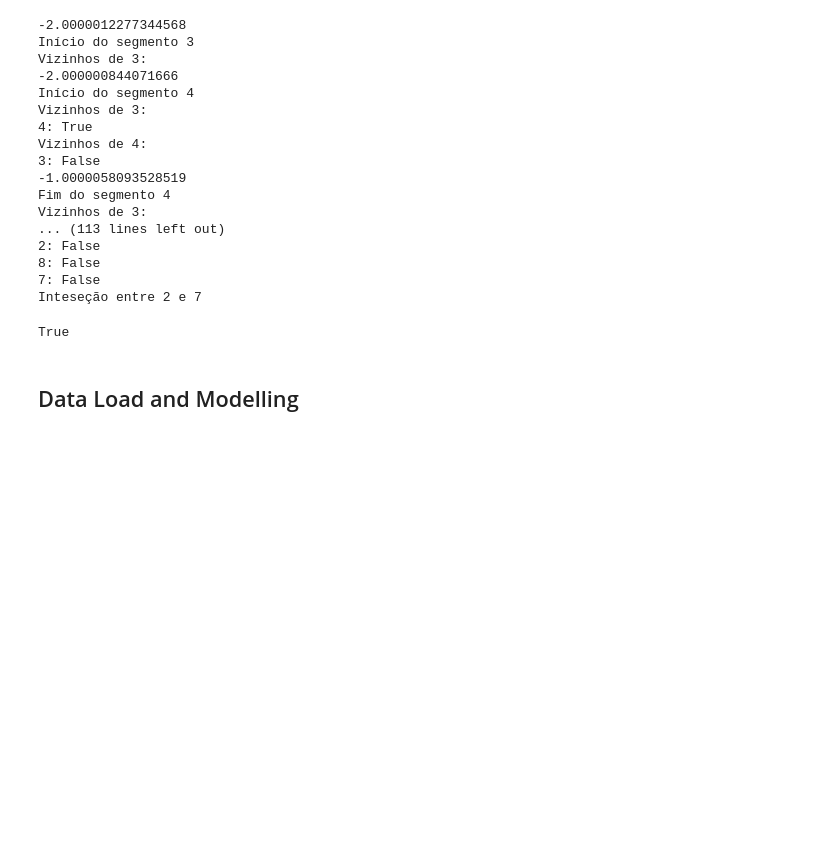
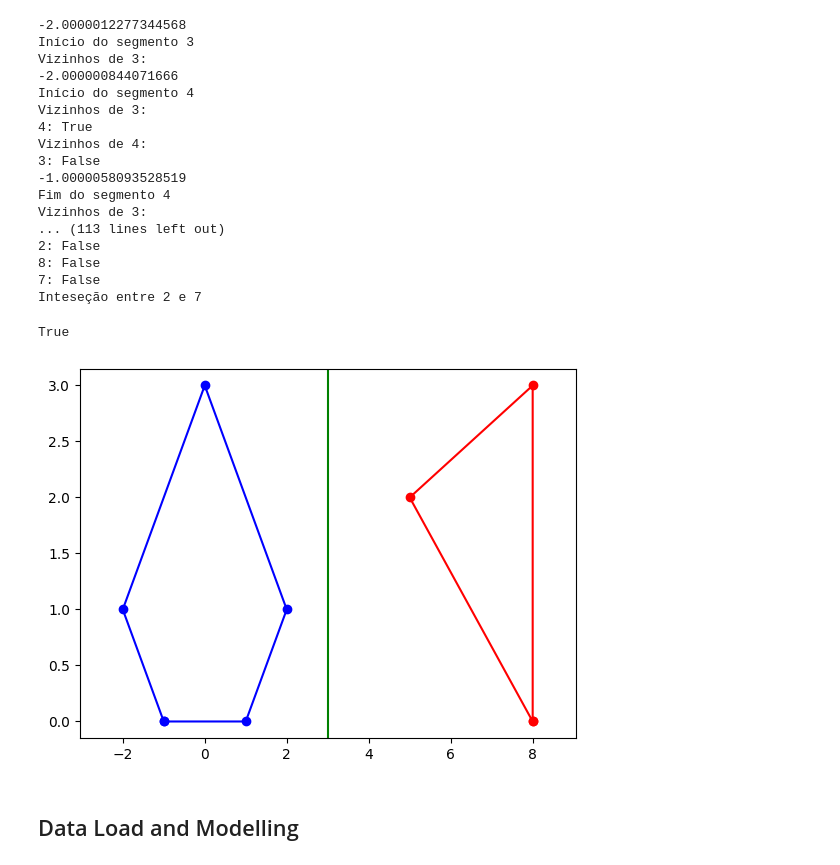
Before and after one commit to attiilla/Alg2, a Jupyter notebook: TP1/TP1.ipynb, the cells around one changed output. Cells and saved outputs as stored; diff of their text form; code cells hidden in the pictures; blank space fills up the shorter version.

```diff
--- a/TP1/TP1.ipynb
+++ b/TP1/TP1.ipynb
@@ -43,6 +89,9 @@ class Point:
             return Point(self.x-other.x, self.y-other.y)
         else:
             raise TypeError("Unsupported operand type")
+
+    def __truediv__(self,other):
+        return Point(self.x/other,self.y/other)
 
     def __str__(self):
         return str(self.id)+": "+str(self.x)+"   "+str(self.y)
@@ -606,0 +633,3 @@ def SweepLine(segment_hull_one, segments_hull_two):
+# %%
+def Distance(a: Point, b: Point):
+    return np.sqrt((a.x-b.x)**2+(a.y-b.y)**2)
@@ -737,6 +800,21 @@ Vizinhos de 3:
 7: False
 Inteseção entre 2 e 7
 True
+# %%
+Point.Reset()
+Segment.Reset()
+p1 = Point(5,2)
+p2 = Point(8,0)
+p3 = Point(8,3)
+another_triangle = SortedDict()
+another_triangle[p1] = None
+another_triangle[p2] = None
+another_triangle[p3] = None
+separator = Classificator(pentagon, another_triangle)
+#another_triangle_seg = GetSegments(another_triangle)
+PrintHullsAndSeparator(pentagon, another_triangle,separator)
+# %% [output]
+[figure, added]
 # %% [markdown]
 ## Data Load and Modelling
 # %% [markdown]
```
Also changed, not shown: parts of 8 cells of this notebook.
